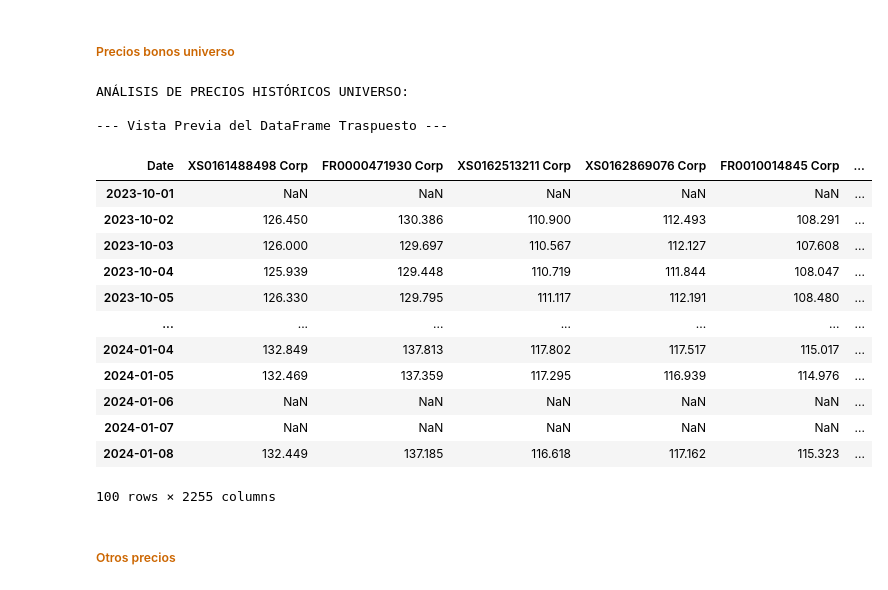
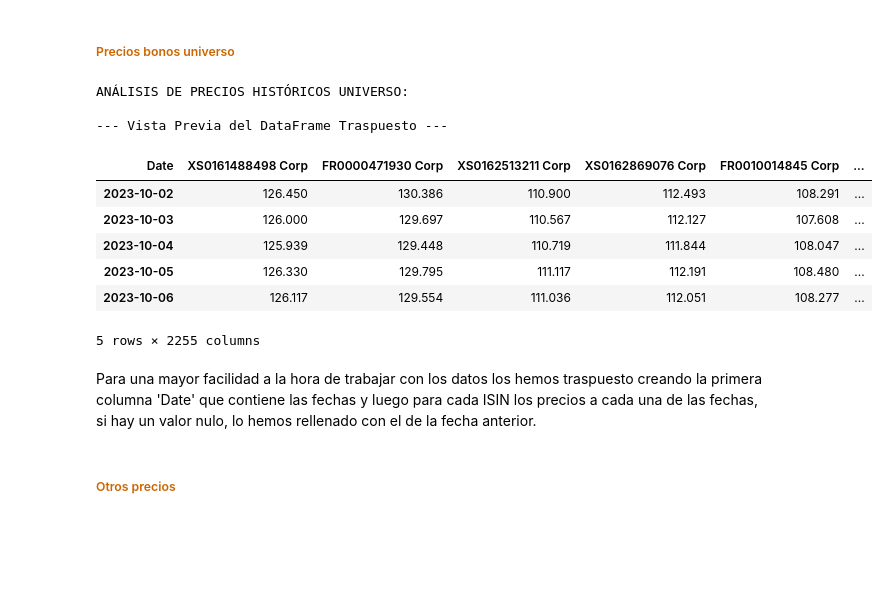
Before and after one commit to Romequinco/TAREA_RENTA_FIJA_1, a Jupyter notebook: src/TallerRF_AnálisisCartera_Enunciado_Josep.ipynb, the cells around one changed output. Saved outputs shown, nothing was run; the diff lists cells and outputs as text; code cells hidden in the pictures; blank space fills up the shorter version.

```diff
--- a/src/TallerRF_AnálisisCartera_Enunciado_Josep.ipynb
+++ b/src/TallerRF_AnálisisCartera_Enunciado_Josep.ipynb
@@ -965,48 +936,45 @@ precios_universo = pd.read_csv(
     file_path,
     sep=';',
     decimal='.',
     na_values=['#N/D', ' ', 'NA', 'nan', 'N/A']
 )
 
 # 2. PREPARACIÓN Y TRANSPOSICIÓN
 # Renombramos la primera columna a 'ISIN' y la establecemos como el índice.
 precios_df_preparado = precios_universo.rename(
     columns={precios_universo.columns[0]: 'Date'}
 ).set_index('Date')
 
 # Ejecutamos la Transpuesta (.T)
 precios_transpuesto = precios_df_preparado.T
 
 
 # 3. LIMPIEZA DE FECHAS
 # Convertir el nuevo índice (las fechas) a tipo datetime.
 precios_transpuesto.index = pd.to_datetime(
     precios_transpuesto.index,
     format='%d/%m/%Y',
     errors='coerce'
 )
+# 4. Eliminamos la primera fila al ser todos valores nulos y los nulos usamos forward fill
+precios_transpuesto = precios_transpuesto.dropna(how='all').ffill(axis=1)
 
-
-# 4. Mostrar el resultado
+# 5. Mostrar el resultado
 print("\n--- Vista Previa del DataFrame Traspuesto ---")
-display(precios_transpuesto.head(100))
+display(precios_transpuesto.head())
 # %% [output]
 ANÁLISIS DE PRECIOS HISTÓRICOS UNIVERSO:
 
 --- Vista Previa del DataFrame Traspuesto ---
 | Date | XS0161488498 Corp | FR0000471930 Corp | XS0162513211 Corp | XS0162869076 Corp | FR0010014845 Corp | ... |
-| 2023-10-01 | NaN | NaN | NaN | NaN | NaN | ... |
 | 2023-10-02 | 126.450 | 130.386 | 110.900 | 112.493 | 108.291 | ... |
 | 2023-10-03 | 126.000 | 129.697 | 110.567 | 112.127 | 107.608 | ... |
 | 2023-10-04 | 125.939 | 129.448 | 110.719 | 111.844 | 108.047 | ... |
 | 2023-10-05 | 126.330 | 129.795 | 111.117 | 112.191 | 108.480 | ... |
-| ... | ... | ... | ... | ... | ... | ... |
-| 2024-01-04 | 132.849 | 137.813 | 117.802 | 117.517 | 115.017 | ... |
-| 2024-01-05 | 132.469 | 137.359 | 117.295 | 116.939 | 114.976 | ... |
-| 2024-01-06 | NaN | NaN | NaN | NaN | NaN | ... |
-| 2024-01-07 | NaN | NaN | NaN | NaN | NaN | ... |
-| 2024-01-08 | 132.449 | 137.185 | 116.618 | 117.162 | 115.323 | ... |
+| 2023-10-06 | 126.117 | 129.554 | 111.036 | 112.051 | 108.277 | ... |
-100 rows × 2255 columns
+5 rows × 2255 columns
+# %% [markdown]
+Para una mayor facilidad a la hora de trabajar con los datos los hemos traspuesto creando la primera columna 'Date' que  contiene las fechas y luego para cada ISIN los precios a cada una de las fechas, si hay un valor nulo, lo hemos rellenado con el de la fecha anterior.
 # %% [markdown]
 ##### <font color=#CC6600>Otros precios</font>
 # %% [markdown]
```
Also changed, not shown: parts of 9 cells of this notebook.
